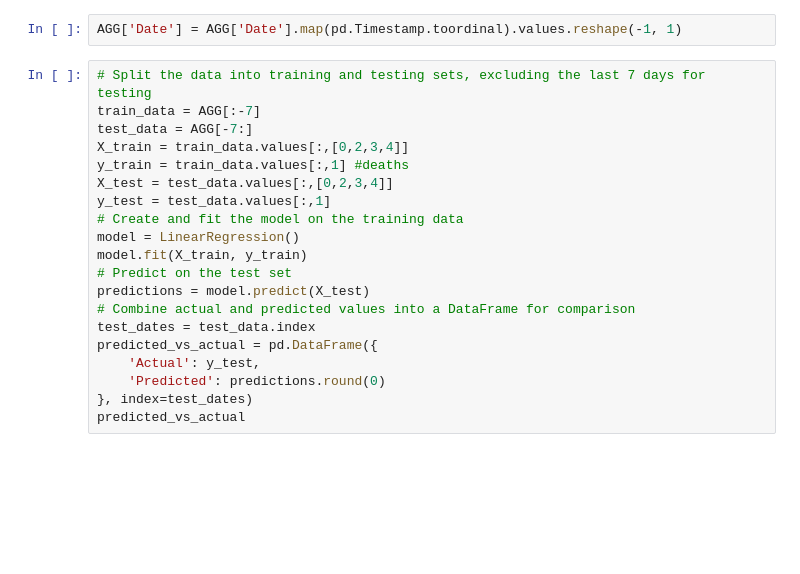
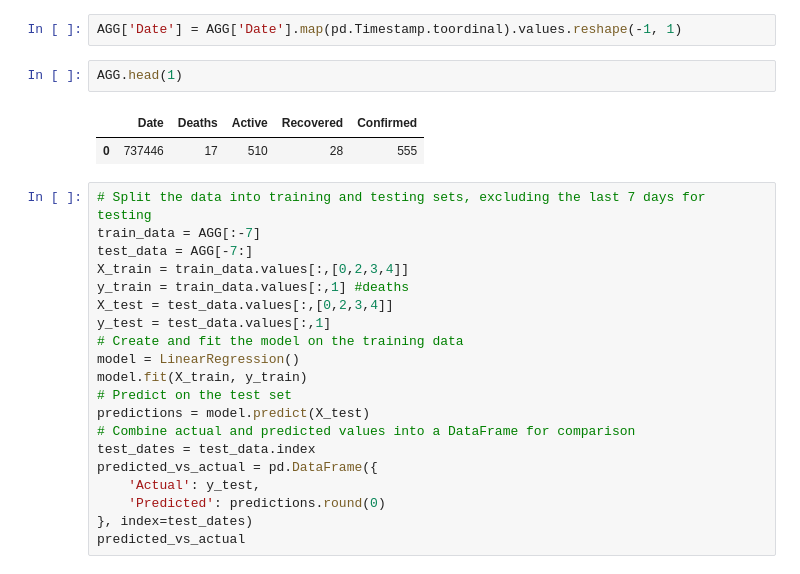
Before and after one commit to AIBabyTeaching/ML-Material, a Jupyter notebook: ALL_WEEKS.ipynb, the cells around one changed output. Drawn from its saved outputs; the diff is of its cells as text; blank space fills up the shorter version.

```diff
--- a/ALL_WEEKS.ipynb
+++ b/ALL_WEEKS.ipynb
@@ -363,6 +367,11 @@ sb.heatmap(AGG.corr(),robust=True,annot=True)
 [figure]
 # %%
 AGG['Date'] = AGG['Date'].map(pd.Timestamp.toordinal).values.reshape(-1, 1)
+# %%
+AGG.head(1)
+# %% [output]
+|  | Date | Deaths | Active | Recovered | Confirmed |
+| 0 | 737446 | 17 | 510 | 28 | 555 |
 # %%
 # Split the data into training and testing sets, excluding the last 7 days for testing
 train_data = AGG[:-7]
```
Also changed, not shown: parts of 23 cells of this notebook.
